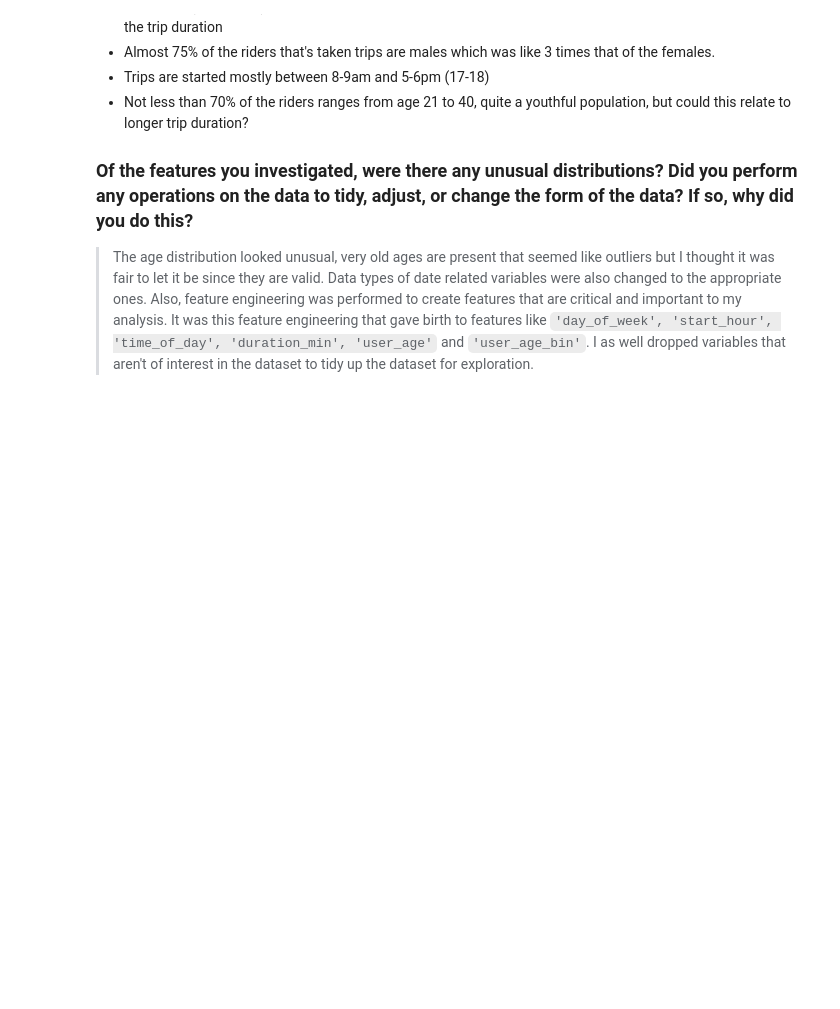
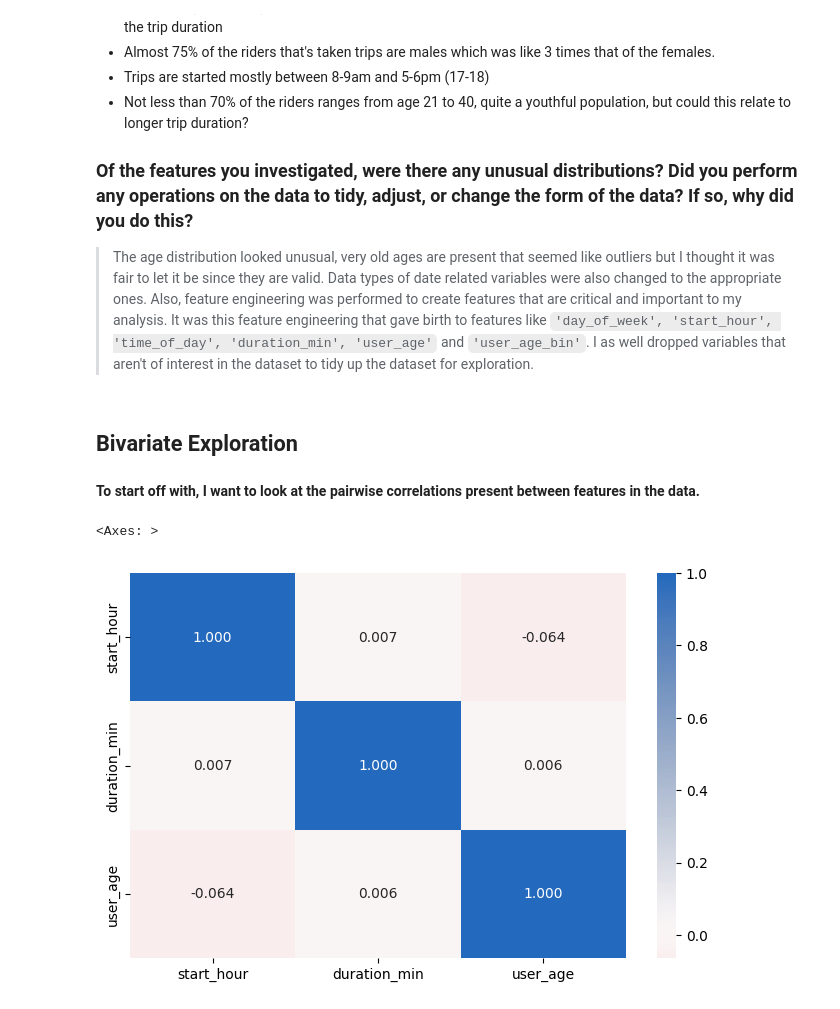
Before and after one commit to HoangMinh153/Data-Analyst, a Jupyter notebook: exercise.ipynb, the cells around one changed output. Drawn from its saved outputs; the diff is of its cells as text; code cells hidden in the pictures; blank space fills up the shorter version.

```diff
--- a/exercise.ipynb
+++ b/exercise.ipynb
@@ -459,3 +459,16 @@ For the transformation of age, since the supposed outliers in the age distributi
 > The age distribution looked unusual, very old ages are present that seemed like outliers but I thought it was fair to let it be since they are valid. Data types of date related variables were also changed to the appropriate ones.
 Also, feature engineering was performed to create features that are critical and important to my analysis. It was this feature engineering that gave birth to features like `'day_of_week', 'start_hour', 'time_of_day', 'duration_min', 'user_age'` and `'user_age_bin'`.
 I as well dropped variables that aren't of interest in the dataset to tidy up the dataset for exploration.
+# %% [markdown]
+## Bivariate Exploration
+# %% [markdown]
+**To start off with, I want to look at the pairwise correlations present between features in the data.**
+# %%
+numeric_vars = ['start_hour', 'duration_min', 'user_age']
+categoric_vars = ['user_type', 'member_gender', 'day_of_week', 'time_of_week']
+# %%
+plt.figure(figsize=[8,5])
+sns.heatmap(df_new[numeric_vars].corr(), annot= True, fmt = '.3f',cmap = 'vlag_r', center = 0)
+# %% [output]
+<Axes: >
+[figure, added]
```
Also changed, not shown: parts of 8 cells of this notebook.
